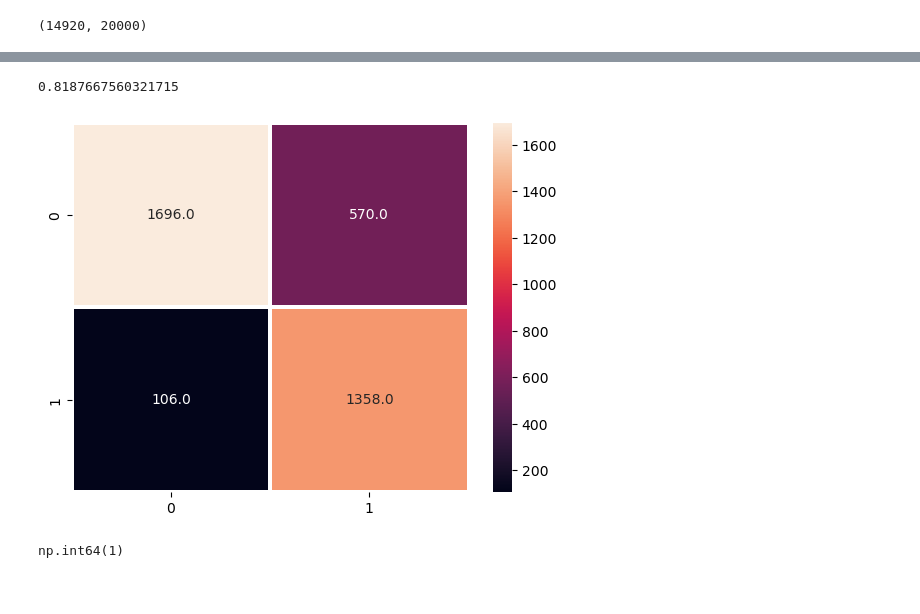
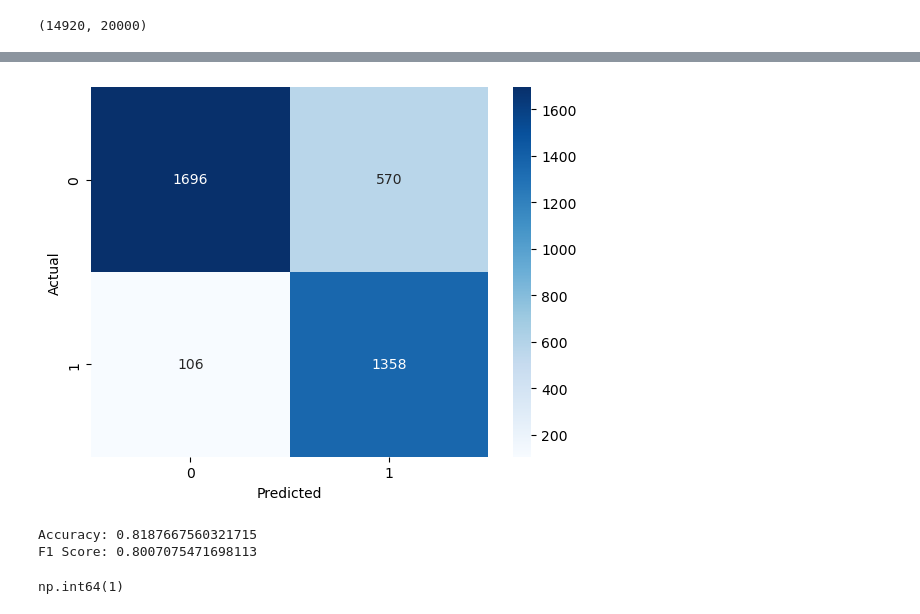
Before and after one commit to akagiyuu/note, a Jupyter notebook: MAS291/computer-project/email-spam-filtering.ipynb, the cells around one changed output, grey strips where cells are left out. Cells and saved outputs as stored; diff of their text form; code cells hidden in the pictures.

Commit message:
feat: add f1 score

```diff
--- a/MAS291/computer-project/email-spam-filtering.ipynb
+++ b/MAS291/computer-project/email-spam-filtering.ipynb
@@ -136,18 +136,26 @@ print(round(end_time-start_time,2))
-# %%
-NB.score(x_test,y_test)
-# %% [output]
-0.8187667560321715
-# %%
-from sklearn.metrics import confusion_matrix
-y_pred = NB.predict(x_test)
-
-conf = confusion_matrix(y_pred=y_pred,y_true=y_test)
-import seaborn
-seaborn.heatmap(conf,annot=True,fmt=".1f",linewidths=1.5)
-import matplotlib.pyplot as plt
-plt.show()
-# %% [output]
-[figure, removed]
+# %%
+from sklearn.metrics import confusion_matrix
+import seaborn as sns
+import matplotlib.pyplot as plt
+
+y_pred = NB.predict(x_test)
+
+cm = confusion_matrix(y_true=y_test, y_pred=y_pred)
+
+sns.heatmap(cm, annot=True, fmt="d", cmap="Blues")
+plt.xlabel("Predicted")
+plt.ylabel("Actual")
+plt.show()
+# %% [output]
+[figure, added]
+# %%
+from sklearn.metrics import f1_score
+
+print("Accuracy:", NB.score(x_test,y_test))
+print("F1 Score:", f1_score(y_test, y_pred))
+# %% [output]
+Accuracy: 0.8187667560321715
+F1 Score: 0.8007075471698113
 # %%
 import pickle
 # We will save count vectorizer and model
```
Also changed, not shown: parts of 3 cells of this notebook, 2 other files.
